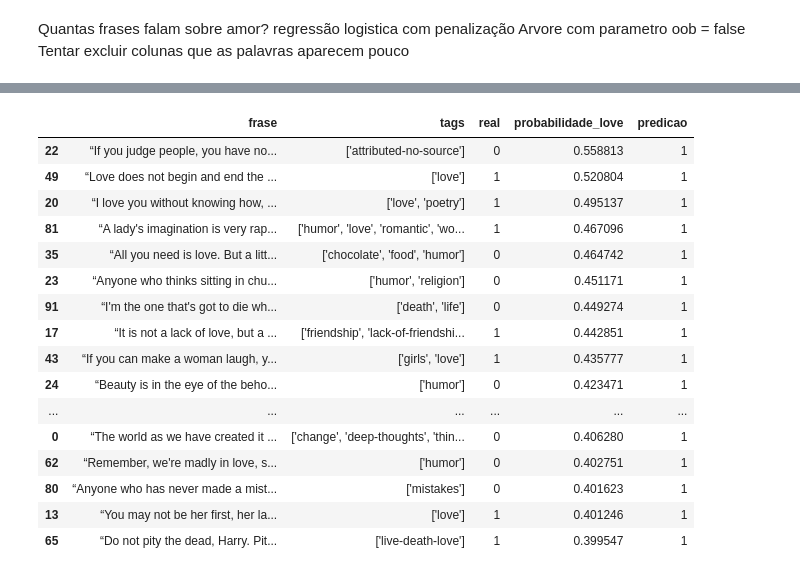
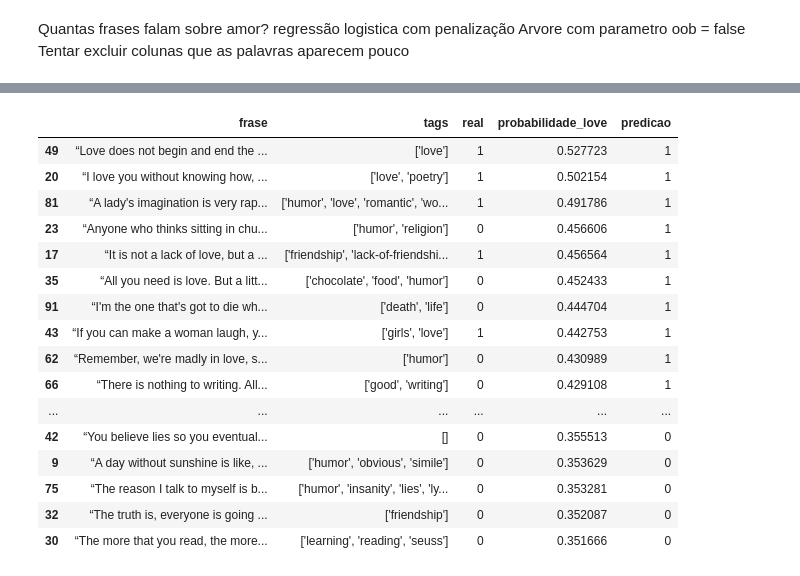
Before and after one commit to Isabela-Farina/Perspectiva_dados, a Jupyter notebook: Analise/Aprendizado.ipynb, the cells around one changed output, grey strips where cells are left out. Drawn from its saved outputs; the diff is of its cells as text; code cells hidden in the pictures.

```diff
--- a/Analise/Aprendizado.ipynb
+++ b/Analise/Aprendizado.ipynb
@@ -25,12 +25,17 @@ import matplotlib.pyplot as plt
 df = pd.read_csv("Frases_completo.csv")
 df_tfidf = pd.read_csv("TF_IDF.csv")
 
-df_tfidf = df_tfidf.copy()
+df_tfidf = df_tfidf[
+    ~df_tfidf["tags"].apply(
+        lambda tags: "attributed-no-source" in tags
+    )
+].copy()
 
 df_tfidf["tag_love"] = df_tfidf["tags"].apply(
     lambda tags: 1 if "love" in tags else 0
 )
 
 print(df_tfidf["tag_love"].value_counts())
+df_tfidf.shape
 # %% [output]
 tag_love
@@ -77,7 +83,7 @@ y_prob = cross_val_predict(
 
 prob_love = y_prob[:,1]
 
-y_pred = (prob_love >= 0.39).astype(int)
+y_pred = (prob_love >= 0.395).astype(int)
 
 print(
     classification_report(
@@ -117,31 +123,31 @@ plt.show()
 # %%
 resultado = pd.DataFrame({
     "frase": df_tfidf["frase"],
     "tags": df_tfidf["tags"],
     "real": y,
     "probabilidade_love": prob_love,
     "predicao": y_pred
 })
 
 resultado.sort_values(
     by="probabilidade_love",
     ascending=False
-).head(20)
+).head(60)
 # %% [output]
 |  | frase | tags | real | probabilidade_love | predicao |
-| 22 | “If you judge people, you have no... | ['attributed-no-source'] | 0 | 0.558813 | 1 |
-| 49 | “Love does not begin and end the ... | ['love'] | 1 | 0.520804 | 1 |
-| 20 | “I love you without knowing how, ... | ['love', 'poetry'] | 1 | 0.495137 | 1 |
-| 81 | “A lady's imagination is very rap... | ['humor', 'love', 'romantic', 'wo... | 1 | 0.467096 | 1 |
-| 35 | “All you need is love. But a litt... | ['chocolate', 'food', 'humor'] | 0 | 0.464742 | 1 |
-| 23 | “Anyone who thinks sitting in chu... | ['humor', 'religion'] | 0 | 0.451171 | 1 |
-| 91 | “I'm the one that's got to die wh... | ['death', 'life'] | 0 | 0.449274 | 1 |
-| 17 | “It is not a lack of love, but a ... | ['friendship', 'lack-of-friendshi... | 1 | 0.442851 | 1 |
-| 43 | “If you can make a woman laugh, y... | ['girls', 'love'] | 1 | 0.435777 | 1 |
-| 24 | “Beauty is in the eye of the beho... | ['humor'] | 0 | 0.423471 | 1 |
+| 49 | “Love does not begin and end the ... | ['love'] | 1 | 0.527723 | 1 |
+| 20 | “I love you without knowing how, ... | ['love', 'poetry'] | 1 | 0.502154 | 1 |
+| 81 | “A lady's imagination is very rap... | ['humor', 'love', 'romantic', 'wo... | 1 | 0.491786 | 1 |
+| 23 | “Anyone who thinks sitting in chu... | ['humor', 'religion'] | 0 | 0.456606 | 1 |
+| 17 | “It is not a lack of love, but a ... | ['friendship', 'lack-of-friendshi... | 1 | 0.456564 | 1 |
+| 35 | “All you need is love. But a litt... | ['chocolate', 'food', 'humor'] | 0 | 0.452433 | 1 |
+| 91 | “I'm the one that's got to die wh... | ['death', 'life'] | 0 | 0.444704 | 1 |
+| 43 | “If you can make a woman laugh, y... | ['girls', 'love'] | 1 | 0.442753 | 1 |
+| 62 | “Remember, we're madly in love, s... | ['humor'] | 0 | 0.430989 | 1 |
+| 66 | “There is nothing to writing. All... | ['good', 'writing'] | 0 | 0.429108 | 1 |
 | ... | ... | ... | ... | ... | ... |
-| 0 | “The world as we have created it ... | ['change', 'deep-thoughts', 'thin... | 0 | 0.406280 | 1 |
-| 62 | “Remember, we're madly in love, s... | ['humor'] | 0 | 0.402751 | 1 |
-| 80 | “Anyone who has never made a mist... | ['mistakes'] | 0 | 0.401623 | 1 |
-| 13 | “You may not be her first, her la... | ['love'] | 1 | 0.401246 | 1 |
-| 65 | “Do not pity the dead, Harry. Pit... | ['live-death-love'] | 1 | 0.399547 | 1 |
+| 42 | “You believe lies so you eventual... | [] | 0 | 0.355513 | 0 |
+| 9 | “A day without sunshine is like, ... | ['humor', 'obvious', 'simile'] | 0 | 0.353629 | 0 |
+| 75 | “The reason I talk to myself is b... | ['humor', 'insanity', 'lies', 'ly... | 0 | 0.353281 | 0 |
+| 32 | “The truth is, everyone is going ... | ['friendship'] | 0 | 0.352087 | 0 |
+| 30 | “The more that you read, the more... | ['learning', 'reading', 'seuss'] | 0 | 0.351666 | 0 |
```
Also changed, not shown: parts of 4 cells of this notebook, 3 other files.
